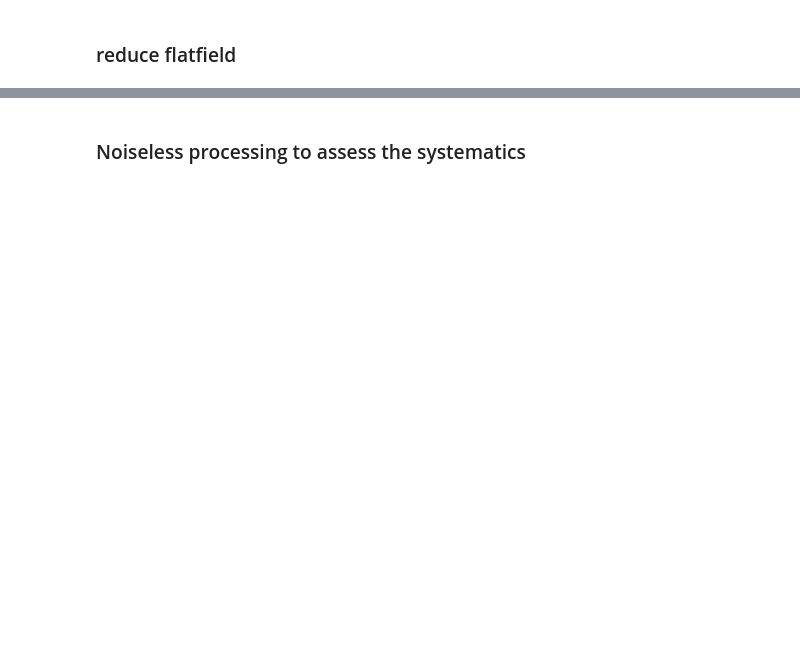
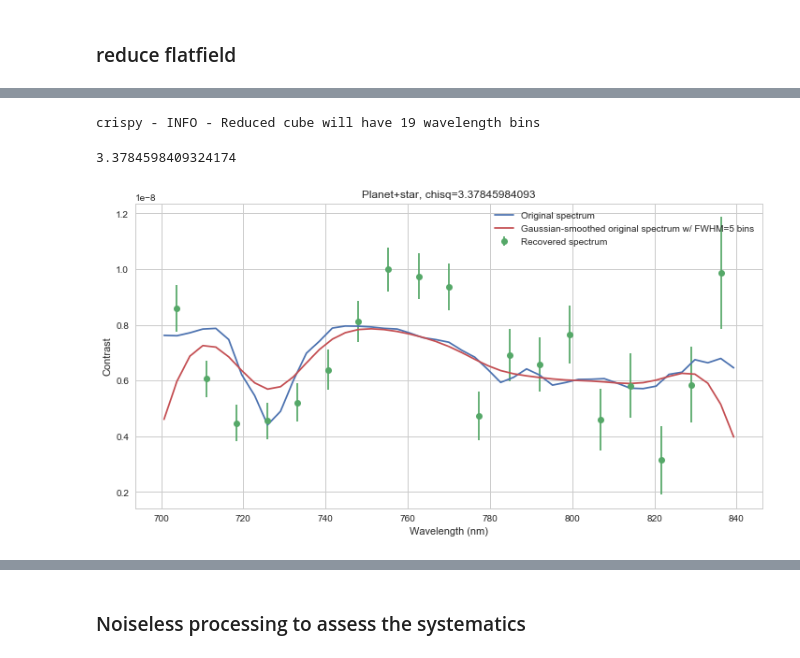
Before and after one commit to mjrfringes/crispy, a Jupyter notebook: docs/source/notebooks/ShapedPupilIFS2.ipynb, the cells around one changed output, grey strips where cells are left out. Cells and saved outputs as stored; diff of their text form; code cells hidden in the pictures; blank space fills up the shorter version.

```diff
--- a/docs/source/notebooks/ShapedPupilIFS2.ipynb
+++ b/docs/source/notebooks/ShapedPupilIFS2.ipynb
@@ -66,3 +87,14 @@ INFO:crispy:Elapsed time: 18.557078s
+# %%
+from crispy.tools.reduction import calculateWaveList
+signal = np.loadtxt(par.exportDir+"/signal.txt")
+noise = np.loadtxt(par.exportDir+"/noise.txt")
+lam_midpts,junk = calculateWaveList(par)
+wavelist = 770*np.linspace(1.-0.18/2.,1.+0.18/2.,45)
+SNR_spectrum(lam_midpts,signal,noise,lam_contrast=wavelist,outfolder=par.exportDir+"/",FWHM=2.*44./19.)
+# %% [output]
+crispy - INFO - Reduced cube will have 19 wavelength bins
+3.3784598409324174
+[figure, added]
 # %%
 from astropy.io import fits
 test = fits.open('/local/data/nicolaus2/mrizzo/crispy/crispy/OS5/os5_spc_031_targetstar_IFS.fits')[1].data
```
Also changed, not shown: parts of 7 cells of this notebook, 37 other files.
